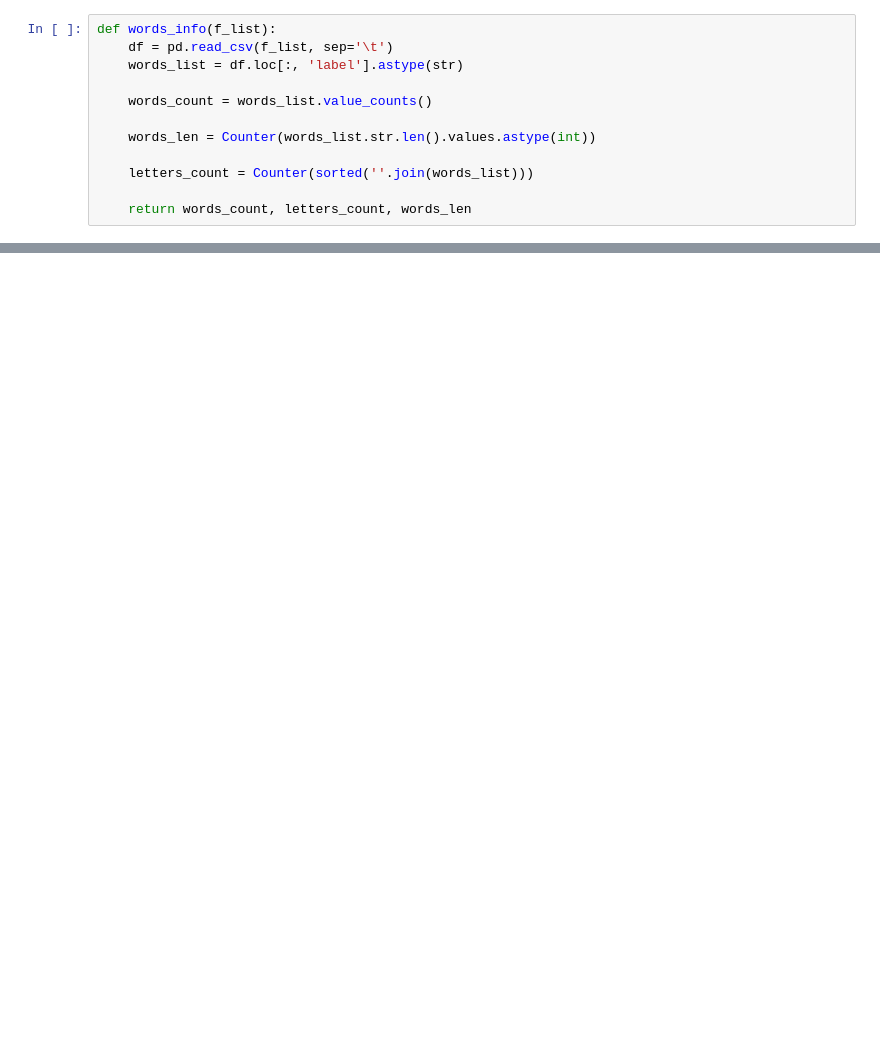
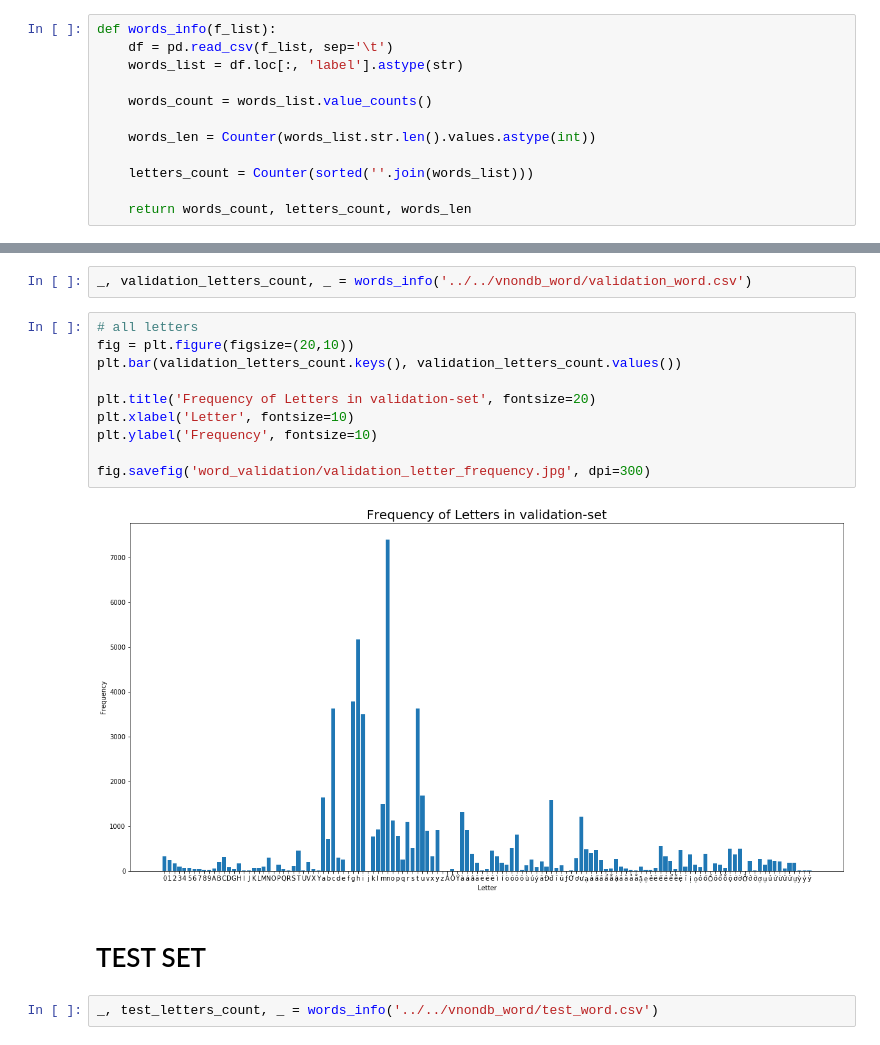
Before and after one commit to VinhLoiIT/vietnamese-htr, a Jupyter notebook: stat/Statistic.ipynb, the cells around one changed output, grey strips where cells are left out. Saved outputs shown, nothing was run; the diff lists cells and outputs as text; blank space fills up the shorter version.

```diff
--- a/stat/Statistic.ipynb
+++ b/stat/Statistic.ipynb
@@ -41,0 +61,18 @@ fig.savefig('words_len.jpg', dpi=300)
+# %%
+_, validation_letters_count, _ = words_info('../../vnondb_word/validation_word.csv')
+# %%
+# all letters
+fig = plt.figure(figsize=(20,10))
+plt.bar(validation_letters_count.keys(), validation_letters_count.values())
+
+plt.title('Frequency of Letters in validation-set', fontsize=20)
+plt.xlabel('Letter', fontsize=10)
+plt.ylabel('Frequency', fontsize=10)
+
+fig.savefig('word_validation/validation_letter_frequency.jpg', dpi=300)
+# %% [output]
+[figure, added]
+# %% [markdown]
+# TEST SET
+# %%
+_, test_letters_count, _ = words_info('../../vnondb_word/test_word.csv')
```
Also changed, not shown: parts of 12 cells of this notebook, 6 other files.
